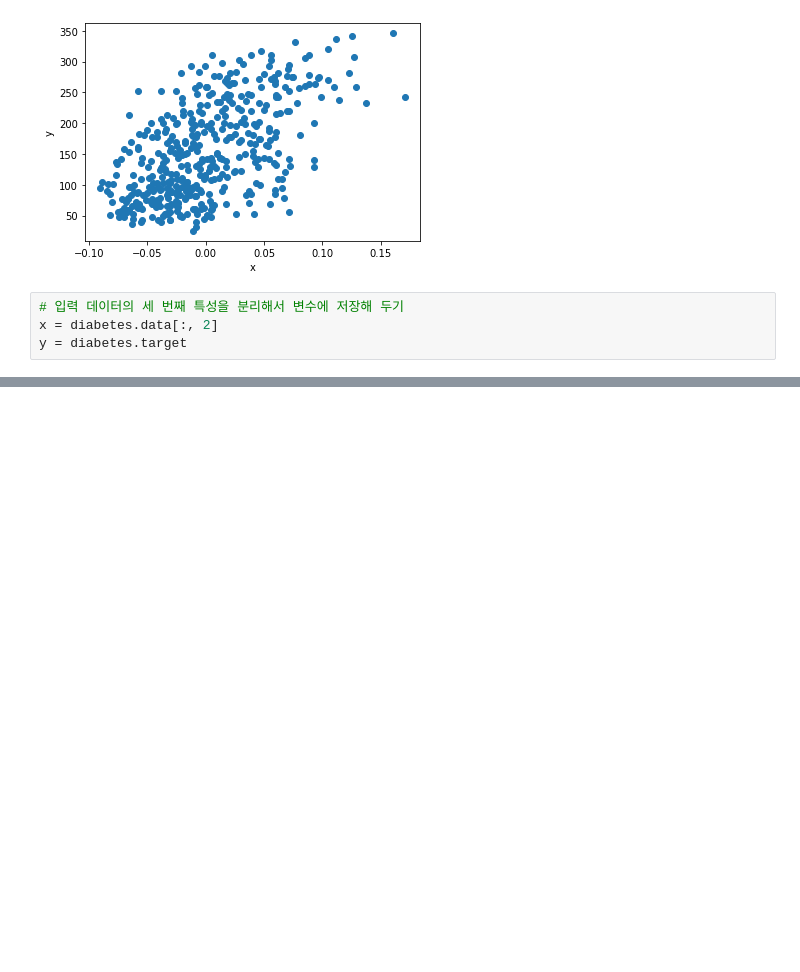
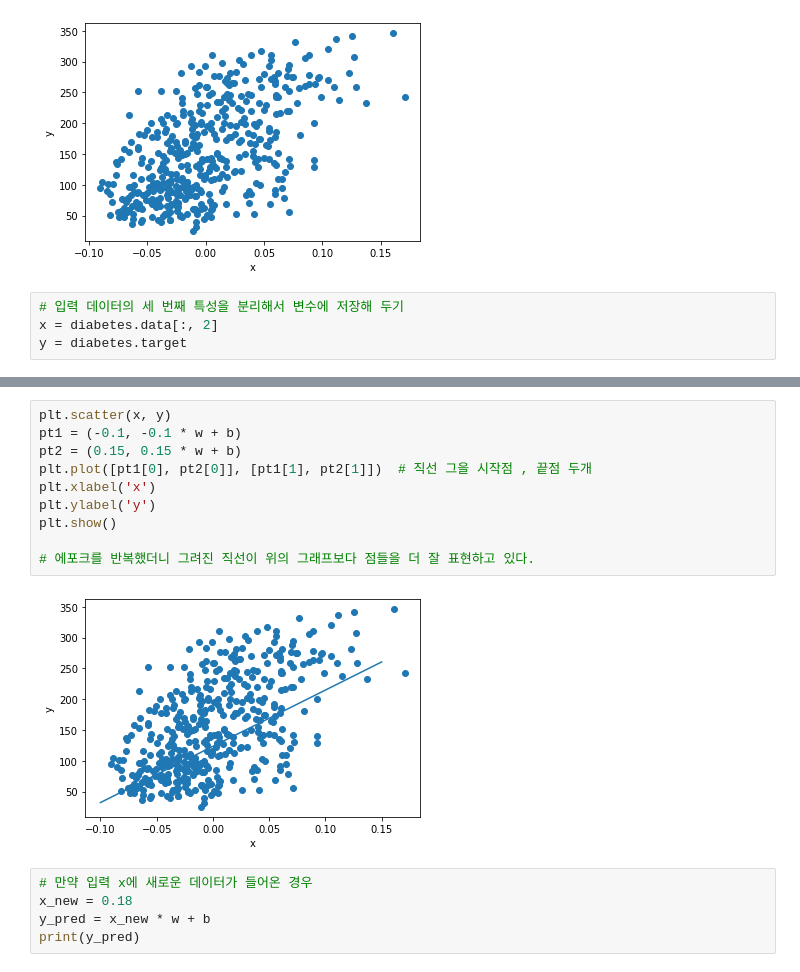
Before and after one commit to kxxxda/DoItDeepLearning, a Jupyter notebook: ch03.ipynb, the cells around one changed output, grey strips where cells are left out. Cells and saved outputs as stored; diff of their text form; blank space fills up the shorter version.

```diff
--- a/ch03.ipynb
+++ b/ch03.ipynb
@@ -42,0 +143,17 @@ y = diabetes.target
+# %%
+plt.scatter(x, y)
+pt1 = (-0.1, -0.1 * w + b)
+pt2 = (0.15, 0.15 * w + b)
+plt.plot([pt1[0], pt2[0]], [pt1[1], pt2[1]])  # 직선 그을 시작점 , 끝점 두개
+plt.xlabel('x')
+plt.ylabel('y')
+plt.show()
+
+# 에포크를 반복했더니 그려진 직선이 위의 그래프보다 점들을 더 잘 표현하고 있다.
+# %% [output]
+[figure, added]
+# %%
+# 만약 입력 x에 새로운 데이터가 들어온 경우
+x_new = 0.18
+y_pred = x_new * w + b
+print(y_pred)
```
Also changed, not shown: parts of 15 cells of this notebook.
